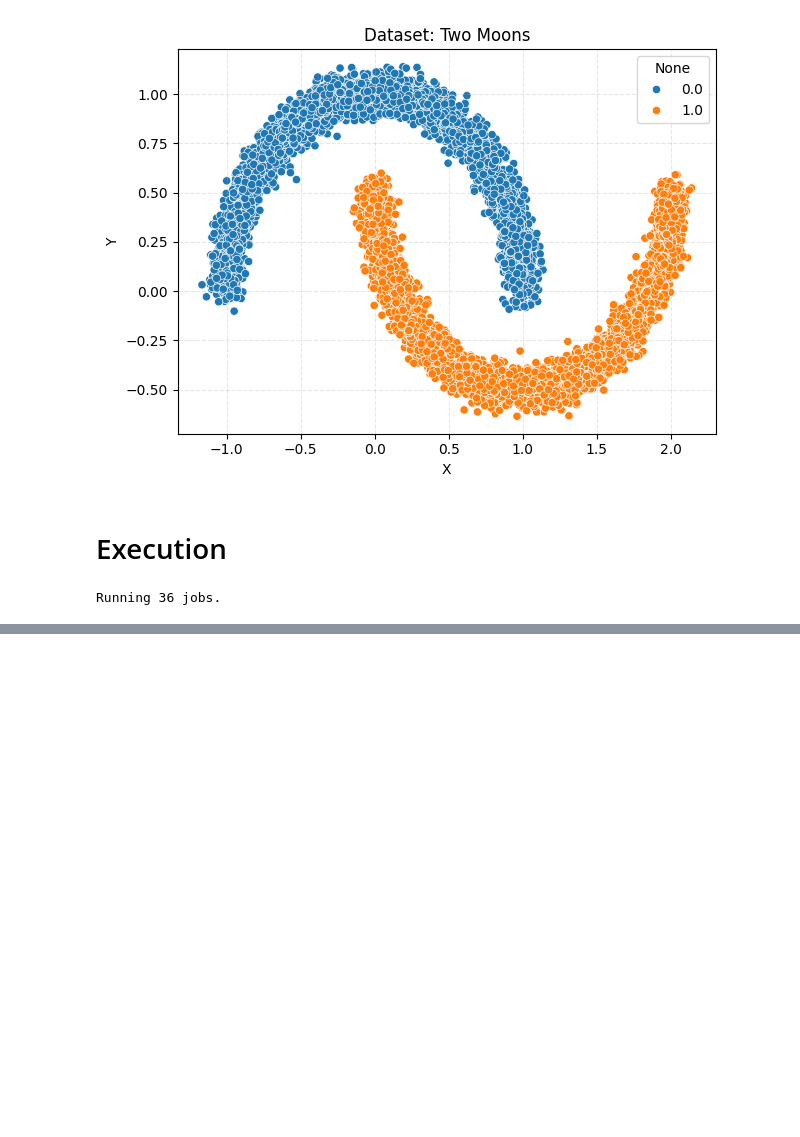
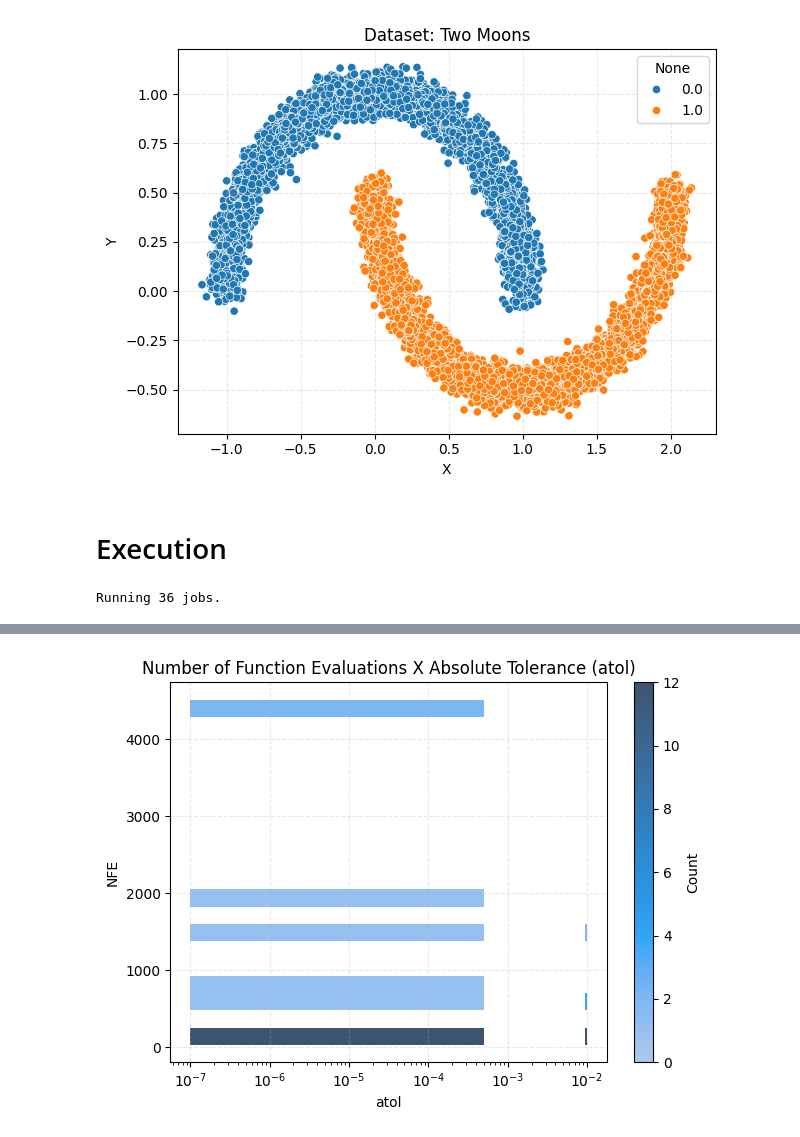
Before and after one commit to lucasbanunes/even-flow-pearl-jam.mp3, a Jupyter notebook: 01_neural_ode_2d.ipynb, the cells around one changed output, grey strips where cells are left out. Drawn from its saved outputs; the diff is of its cells as text; code cells hidden in the pictures; blank space fills up the shorter version.

```diff
--- a/01_neural_ode_2d.ipynb
+++ b/01_neural_ode_2d.ipynb
@@ -226,24 +237,26 @@ fig.tight_layout()
 # %%
 nfes = [
     job.metrics['test']['nfe']
     for job in jobs
 ]
 fig, ax = plt.subplots()
 ax.grid(alpha=.3, linestyle='--')
 sns.histplot(
     jobs_df,
     x='model.atol',
     y='metrics.test.nfe',
     ax=ax,
     cbar=True,
     cbar_kws={'label': 'Count'},
     bins=20
 )
 ax.set_title(
-    'Number of Function Evaluations (NFE) per Job',
+    'Number of Function Evaluations X Absolute Tolerance (atol)',
     fontsize='large'
 )
-ax.set_xlabel('rtol', fontsize='medium')
+ax.set_xlabel('atol', fontsize='medium')
 ax.set_ylabel('NFE', fontsize='medium')
 ax.set_xscale('log')
 fig.tight_layout()
+# %% [output]
+[figure, added]
```
Also changed, not shown: parts of 10 cells of this notebook, 1 other file.
